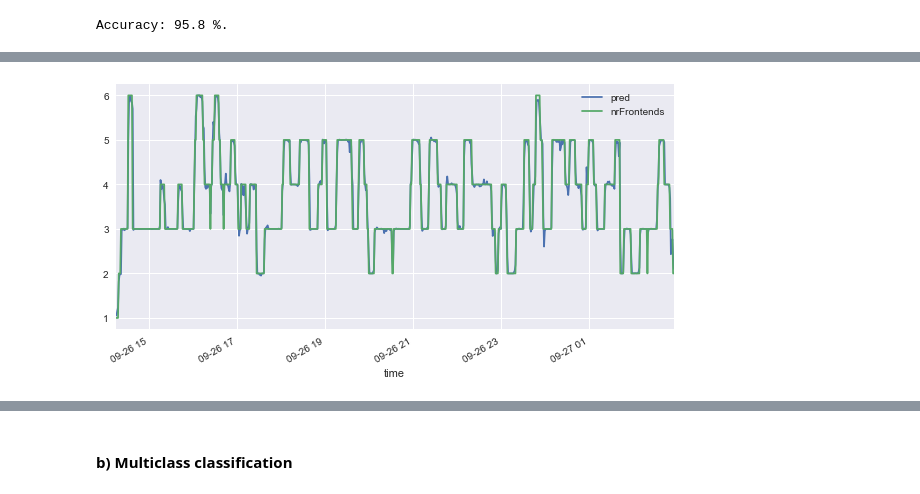
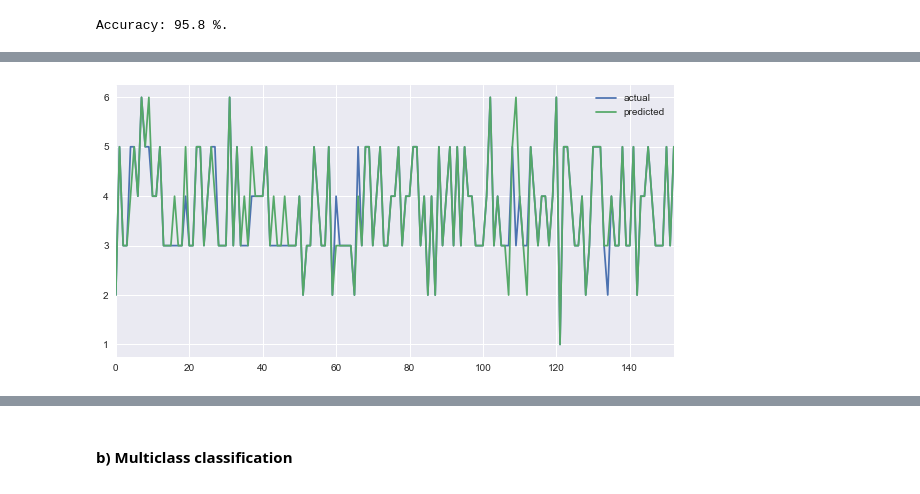
Before and after one commit to ssallinger/runtimeVerification, a Jupyter notebook: RVProject.ipynb, the cells around one changed output, grey strips where cells are left out. Cells and saved outputs as stored; diff of their text form; code cells hidden in the pictures.

```diff
--- a/RVProject.ipynb
+++ b/RVProject.ipynb
@@ -459,3 +464,7 @@ accuracy = 100 - np.mean(mape)
 print('Accuracy:', round(accuracy, 2), '%.')
 # %% [output]
 Accuracy: 95.8 %.
+# %%
+pred_rounded = np.rint(predictions).astype(int)
+# Making the Confusion Matrix
+print(pd.crosstab(test_labels, pred_rounded, rownames=['Actual Frontends'], colnames=['Predicted Frontends'], normalize='index'))
@@ -462,6 +480,10 @@ Accuracy: 95.8 %.
+# %%
+results = pd.DataFrame({'actual': test_labels, 'predicted': pred_rounded})
+results.plot(y=['actual', 'predicted'], figsize=(10,5), grid=True)
+plt.show()
+# %% [output]
+[figure, added]
 # %%
-features['pred'] = rf.predict(features_ml)
-features.plot(y=['pred', 'nrFrontends'], figsize=(10,5), grid=True)
-plt.show()
+#features['pred'] = rf.predict(features_ml)
+#features.plot(y=['pred', 'nrFrontends'], figsize=(10,5), grid=True)
+#plt.show()
-# %% [output]
-[figure, removed]
```
Also changed, not shown: parts of 21 cells of this notebook.
